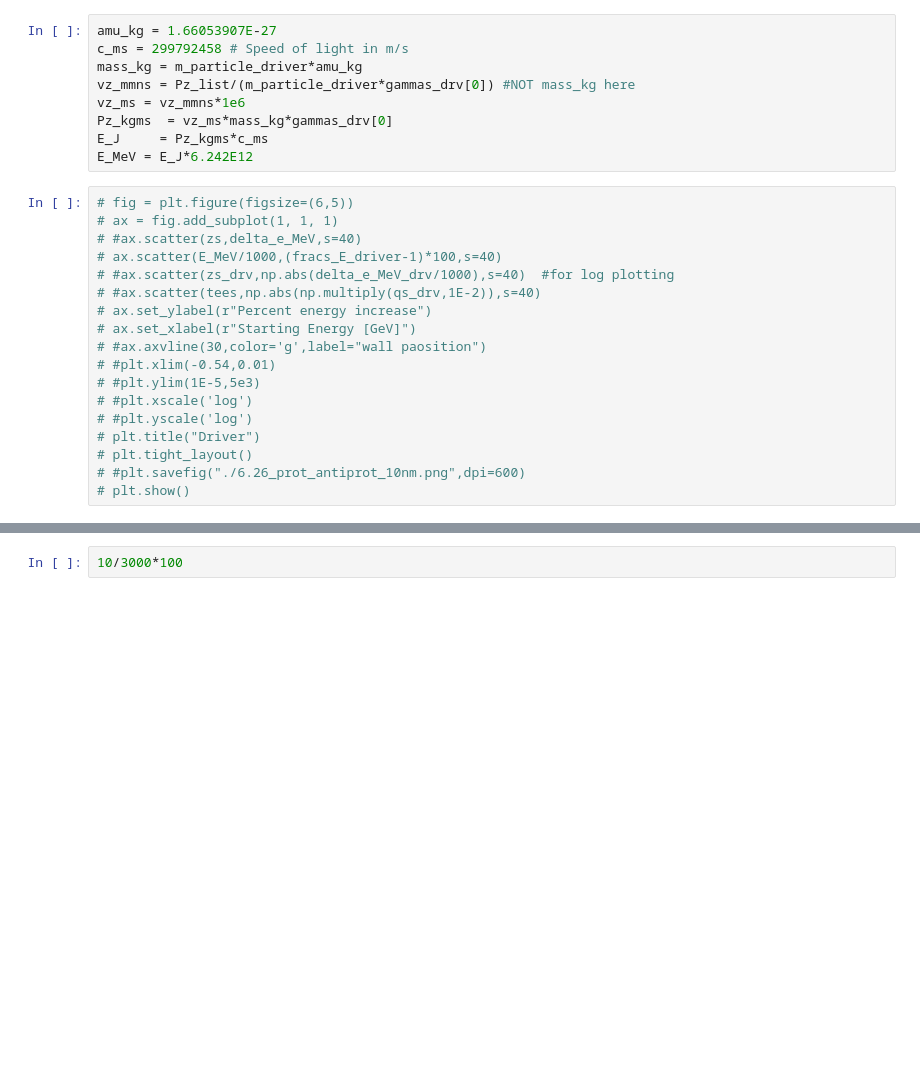
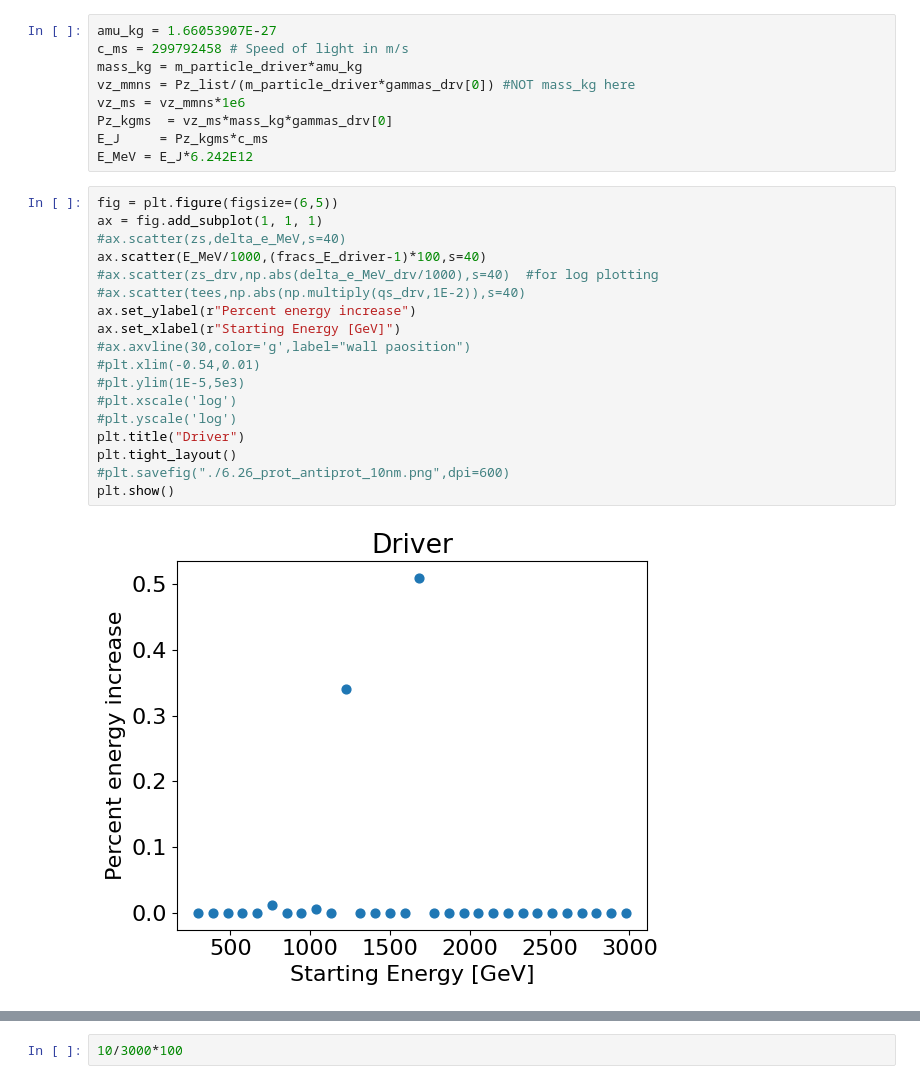
Before and after one commit to benfolsom/LW_integrator, a Jupyter notebook: two_particle_demo_percentplot_loop.ipynb, the cells around one changed output, grey strips where cells are left out. Saved outputs shown, nothing was run; the diff lists cells and outputs as text; blank space fills up the shorter version.

```diff
--- a/two_particle_demo_percentplot_loop.ipynb
+++ b/two_particle_demo_percentplot_loop.ipynb
@@ -137,23 +212,25 @@ Pz_kgms  = vz_ms*mass_kg*gammas_drv[0]
 E_J     = Pz_kgms*c_ms
 E_MeV = E_J*6.242E12
 # %%
-# fig = plt.figure(figsize=(6,5))
-# ax = fig.add_subplot(1, 1, 1)
-# #ax.scatter(zs,delta_e_MeV,s=40)
-# ax.scatter(E_MeV/1000,(fracs_E_driver-1)*100,s=40)
-# #ax.scatter(zs_drv,np.abs(delta_e_MeV_drv/1000),s=40)  #for log plotting
-# #ax.scatter(tees,np.abs(np.multiply(qs_drv,1E-2)),s=40)
-# ax.set_ylabel(r"Percent energy increase")
-# ax.set_xlabel(r"Starting Energy [GeV]")
-# #ax.axvline(30,color='g',label="wall paosition")
-# #plt.xlim(-0.54,0.01)
-# #plt.ylim(1E-5,5e3)
-# #plt.xscale('log')
-# #plt.yscale('log')
-# plt.title("Driver")
-# plt.tight_layout()
-# #plt.savefig("./6.26_prot_antiprot_10nm.png",dpi=600)
-# plt.show()
+fig = plt.figure(figsize=(6,5))
+ax = fig.add_subplot(1, 1, 1)
+#ax.scatter(zs,delta_e_MeV,s=40)
+ax.scatter(E_MeV/1000,(fracs_E_driver-1)*100,s=40)
+#ax.scatter(zs_drv,np.abs(delta_e_MeV_drv/1000),s=40)  #for log plotting
+#ax.scatter(tees,np.abs(np.multiply(qs_drv,1E-2)),s=40)
+ax.set_ylabel(r"Percent energy increase")
+ax.set_xlabel(r"Starting Energy [GeV]")
+#ax.axvline(30,color='g',label="wall paosition")
+#plt.xlim(-0.54,0.01)
+#plt.ylim(1E-5,5e3)
+#plt.xscale('log')
+#plt.yscale('log')
+plt.title("Driver")
+plt.tight_layout()
+#plt.savefig("./6.26_prot_antiprot_10nm.png",dpi=600)
+plt.show()
+# %% [output]
+[figure, added]
 # %%
 fracs_E_driver
 # %% [output]
```
Also changed, not shown: parts of 19 cells of this notebook, 1 other file.
